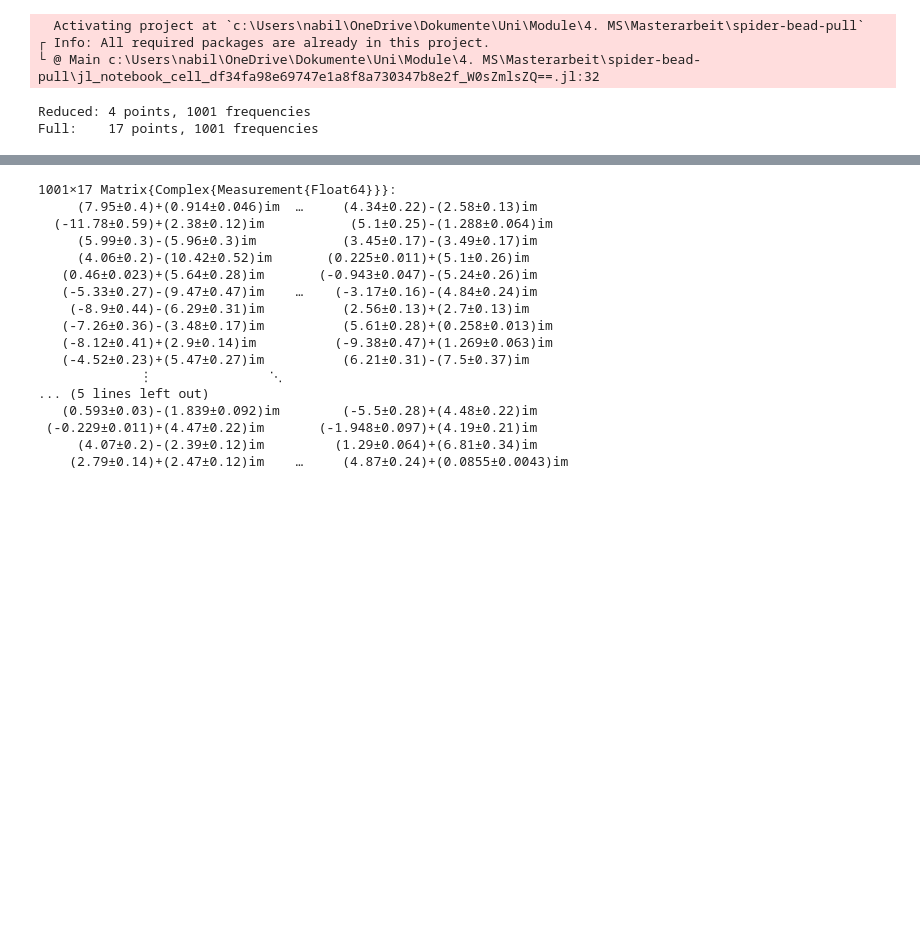
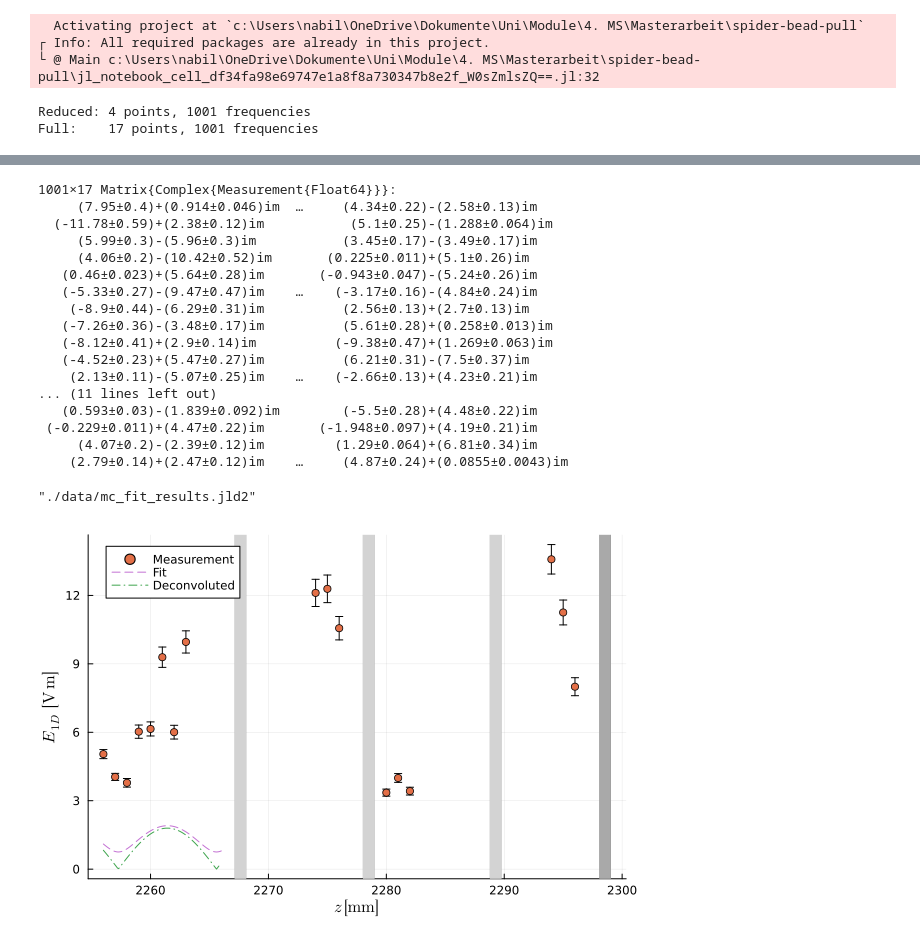
Before and after one commit to nabil-2/spider-bead-pull, a Jupyter notebook: boostfactor calculation.ipynb, the cells around one changed output, grey strips where cells are left out. Drawn from its saved outputs; the diff is of its cells as text; code cells hidden in the pictures; blank space fills up the shorter version.

```diff
--- a/boostfactor calculation.ipynb
+++ b/boostfactor calculation.ipynb
@@ -51,5 +52,5 @@ include("./../MADBead/MADBead.jl");
 # %%
-data = npzread("./data/ET_results.npz")
+data = npzread("./spider-bead-pull/data/ET_results.npz")
 
 ET_red      = permutedims(data["ETs_reduced"], (2, 1))       # (n_z_reduced, n_freq), complex
 ET_full     = permutedims(data["ETs_full"], (2, 1))          # (n_z_full, n_freq), complex
@@ -82,8 +104,8 @@ ET_full_meas = real.(ET_full) .± real.(ET_full_err) .+ 1im .* (imag.(ET_full) .
    (-7.26±0.36)-(3.48±0.17)im          (5.61±0.28)+(0.258±0.013)im
    (-8.12±0.41)+(2.9±0.14)im          (-9.38±0.47)+(1.269±0.063)im
    (-4.52±0.23)+(5.47±0.27)im          (6.21±0.31)-(7.5±0.37)im
-             ⋮               ⋱
-... (5 lines left out)
+    (2.13±0.11)-(5.07±0.25)im    …    (-2.66±0.13)+(4.23±0.21)im
+... (11 lines left out)
    (0.593±0.03)-(1.839±0.092)im        (-5.5±0.28)+(4.48±0.22)im
  (-0.229±0.011)+(4.47±0.22)im       (-1.948±0.097)+(4.19±0.21)im
      (4.07±0.2)-(2.39±0.12)im         (1.29±0.064)+(6.81±0.34)im
@@ -99,7 +121,6 @@ d_d = (1 ± 0.05)*1e-3
 δ_e_mie = [MADBead.calc_δ_e_mie(ϵ_b,r_b;f=f) for f in ν];
 δ_c_mie = [MADBead.calc_δ_c_mie(ϵ_b,r_b;f=f) for f in ν];
 
-z_m_0 = 675.551e-3 ± 1e-3
 σ_m_0 = σ_Al
 d_v_i = [8.265 ± 0.1, 9.813 ± 0.1, 9.813 ± 0.1]*1e-3
 E0_0 = 1 ± 1
@@ -107,6 +128,12 @@ n_disk = 3 ± 0
 
 N_mc = 100
 idx_sub_test = 1:1:length(ν)
+
+z_m_0 = 675.551e-3 ± 1e-3
+z_m_0 = 2300e-3 ± 1e-3
+z_mirror_offset = 2e-3
+z_red = (z_m_0 - z_mirror_offset) .- z_red
+z_full = (z_m_0 - z_mirror_offset) .- z_full
 
 p0_all = Dict("E_0"=>E0_0,"z_m"=>z_m_0,"σ_m"=>σ_m_0,"n_disk"=>n_disk)
 for i in 1:Int(n_disk.val)
@@ -122,4 +149,9 @@ keys_optim = ["E_0","d_v_1","d_v_2","d_v_3"];
 keys_helper = ["n_disk"]
 keys_fixed = [setdiff(keys(p0_all),keys_optim,keys_helper)...];
 keys_all = [keys_optim...,keys_helper...,keys_fixed...];
+
+load_existing_results = false
+results_file = "./data/mc_fit_results.jld2"
+# %% [output]
+"./data/mc_fit_results.jld2"
 # %%
@@ -134,11 +174,19 @@ for f in 1:length(ν), i in 1:N_mc
 end
 # %%
-p_all_ν_mc_full = MADBead.fit_E_z_MC(ν[idx_sub_test],z_full,ET_full_meas[idx_sub_test,:],p0_all,keys_optim,keys_fixed,keys_helper,N_mc);
-p_final_ν_full = DataFrame("f"=>ν);
-[p_final_ν_full[!,key].= (mean.(p_all_ν_mc_full[!,key]).±std.(p_all_ν_mc_full[!,key])) for key in keys(p0_all)];
+if load_existing_results && isfile(results_file)
+    println("Loading full fit results from $(results_file)")
+    loaded = JLD2.load(results_file)
+    p_all_ν_mc_full = loaded["p_all_ν_mc_full"]
+    p_final_ν_full = loaded["p_final_ν_full"]
+    int_dz_E_mc_full = loaded["int_dz_E_mc_full"]
+else
+    p_all_ν_mc_full = MADBead.fit_E_z_MC(ν[idx_sub_test],z_full,ET_full_meas[idx_sub_test,:],p0_all,keys_optim,keys_fixed,keys_helper,N_mc);
+    p_final_ν_full = DataFrame("f"=>ν);
+    [p_final_ν_full[!,key].= (mean.(p_all_ν_mc_full[!,key]).±std.(p_all_ν_mc_full[!,key])) for key in keys(p0_all)];
 
-int_dz_E_mc_full = zeros(Complex{Float64},length(ν),N_mc);
-for f in 1:length(ν), i in 1:N_mc
-    p_dict_full = Dict(key=>p_all_ν_mc_full[f,key][i] for key in keys(p0_all))
-    int_dz_E_mc_full[f,i] = MADBead.int_dz_E_param(p_dict_full;f=ν[f])
+    int_dz_E_mc_full = zeros(Complex{Float64},length(ν),N_mc);
+    for f in 1:length(ν), i in 1:N_mc
+        p_dict_full = Dict(key=>p_all_ν_mc_full[f,key][i] for key in keys(p0_all))
+        int_dz_E_mc_full[f,i] = MADBead.int_dz_E_param(p_dict_full;f=ν[f])
+    end
 end
@@ -145,30 +207,33 @@ end
 # %%
-freq_idx = argmax(abs.(getfield.(p_final_ν[!,"E_0"],:val))) #+200
+freq_idx = argmax(abs.(getfield.(p_final_ν_red[!,"E_0"],:val))) #+200
 mc_idx = 1#109+1
-p_select = Dict(key=>p_all_ν_mc[freq_idx,key][mc_idx] for key in keys(p0_all))
+p_select = Dict(key=>p_all_ν_mc_red[freq_idx,key][mc_idx] for key in keys(p0_all))
 
 distance_fit,ignore,ignore = MADBead.fit_param_to_model(p_select);
 z_σ = sum(distance_fit) .+ [0,1e-3]
 z_ϵ = [sum(distance_fit[2*i+1:end]) .+ [0,-1e-3] for i in 1:Int(n_disk.val)]
 
-z_pos_fit = z_pos[1]-0.04:1e-4:z_pos[end]+0.01
+z_full_nom = getfield.(z_full, :val)
+z_pos_fit = (first(z_full_nom) - 0.04):1e-4:(last(z_full_nom) + 0.01)
 
 plot()
 vspan!(z_σ*1e3,label="",c="darkgrey")
 vspan!(z_ϵ*1e3,c="lightgrey",label="")
 
-scatter!(z_pos*1e3,abs.(∫dA_E[idx_sub_test[freq_idx],:]),msw=1,c=2,label="Measurement")
+scatter!(z_full_nom*1e3,abs.(ET_full_meas[idx_sub_test[freq_idx],:]),msw=1,c=2,label="Measurement")
 
 δ_mie_select = real.(δ_e_mie[freq_idx]).val + 1im*imag.(δ_e_mie[freq_idx]).val
 δc_mie_select = real.(δ_c_mie[freq_idx]).val + 1im*imag.(δ_c_mie[freq_idx]).val
 
 fit_plot = sqrt.(abs.(MADBead.E_field2_conv_1D_z_param(z_pos_fit,p_select,f=ν[freq_idx],δ=δ_mie_select,δc=δc_mie_select)))
 
 plot!(z_pos_fit*1e3,fit_plot,c=4,ls=:dash,label="Fit")
 
 deconv_plot = abs.(MADBead.E_field_1D_z_param(z_pos_fit,p_select,f=ν[freq_idx]))
 
 plot!(z_pos_fit*1e3,deconv_plot,c=3,ls=:dashdot,label="Deconvoluted")
 
 plot!(xlabel=L"z \:\mathrm{[mm]}",ylabel=L"E_{1D} \:\: \mathrm{[Vm]}")
 plot!()
+# %% [output]
+[figure, added]
```
Also changed, not shown: parts of 6 cells of this notebook, 44 other files.
